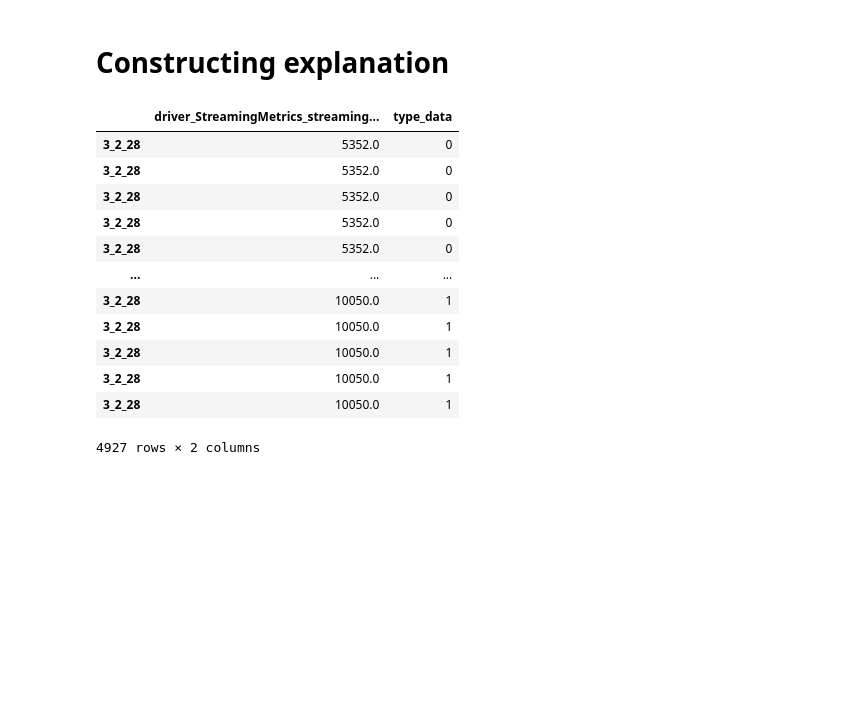
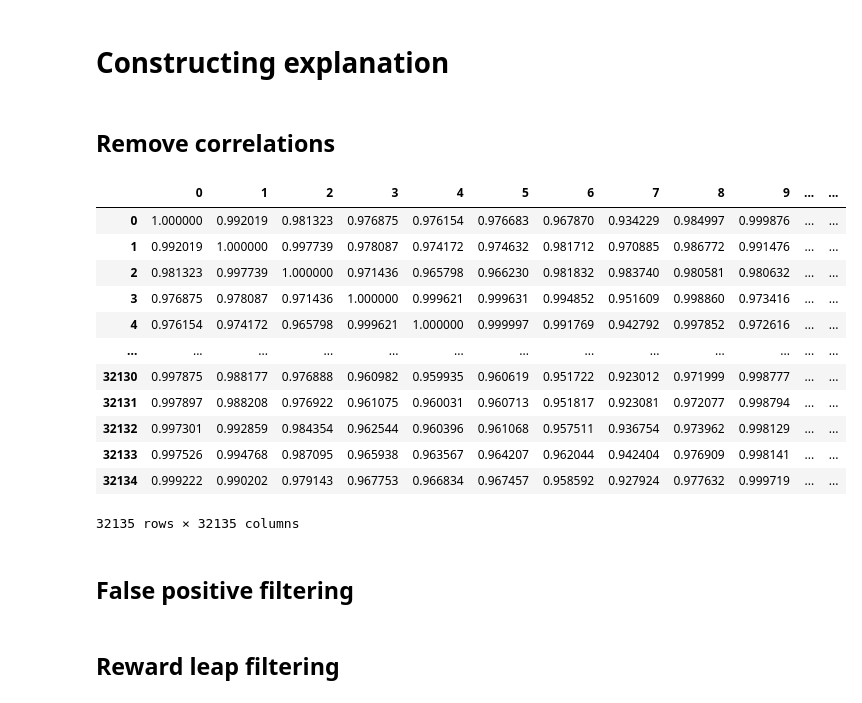
Before and after one commit to louise-davy/exstream-implementation, a Jupyter notebook: algorithm_as_a_notebook.ipynb, the cells around one changed output. Cells and saved outputs as stored; diff of their text form; code cells hidden in the pictures; blank space fills up the shorter version.

```diff
--- a/algorithm_as_a_notebook.ipynb
+++ b/algorithm_as_a_notebook.ipynb
@@ -20,6 +20,17 @@ files
 LABEL_FILENAME = "labels"
 labels = pd.read_csv(f"{DATA_FOLDER}/{SEL_FOLDER}/{LABEL_FILENAME}.csv", index_col=0)
 train_files = [f for f in files if f != LABEL_FILENAME]
+# %%
+file2anotype = {}
+for file in train_files:
+    if file.startswith("1"):
+        file2anotype[file] = "bursty input"
+    elif file.startswith("2"):
+        file2anotype[file] = "stalled input"
+    elif file.startswith("3"):
+        file2anotype[file] = "CPU contention"
+    else:
+        raise ValueError(f"Unknown file {file}")
 # %%
 refs = {}
 anos = {}
@@ -37,8 +48,8 @@ for file in train_files:
         selection_ano = train_file.loc[(train_file["timestamp"] >= label_file["ano_start"][i]) & (train_file["timestamp"] <= label_file["ano_end"][i]), :].copy()
         selection_ano["ano_id"] = ano_id
         selection_ano["type_data"] = 1
-        refs[f"{file}_{i}"] = selection_ref
-        anos[f"{file}_{i}"] = selection_ano
+        refs[f"{file2anotype[file]}_{file}_{i}"] = selection_ref
+        anos[f"{file2anotype[file]}_{file}_{i}"] = selection_ano
 
 assert refs.keys() == anos.keys()
 refs = pd.concat(refs).droplevel(1)
@@ -46,0 +60,9 @@ refs.shape, anos.shape
+# %%
+bursty_refs = refs[refs.index.str.startswith("bursty")]
+bursty_anos = anos[anos.index.str.startswith("bursty")]
+stalled_refs = refs[refs.index.str.startswith("stalled")]
+stalled_anos = anos[anos.index.str.startswith("stalled")]
+cpu_refs = refs[refs.index.str.startswith("CPU")]
+cpu_anos = anos[anos.index.str.startswith("CPU")]
+
+bursty_refs.shape, bursty_anos.shape, stalled_refs.shape, stalled_anos.shape, cpu_refs.shape, cpu_anos.shape
@@ -262,2 +322,4 @@ plt.show()
 # %% [markdown]
 # Constructing explanation
+# %% [markdown]
+## Remove correlations
@@ -263,0 +328,3 @@ plt.show()
+# %%
+test = pd.concat([bursty_refs, bursty_anos]).iloc[:, :-4].transpose()
+test.columns=list(range(test.shape[1]))
@@ -264,3 +333,23 @@ plt.show()
+# %%
+test.corr(method="pearson")
+# %% [output]
+|  | 0 | 1 | 2 | 3 | 4 | 5 | 6 | 7 | 8 | 9 | ... | ... |
+| 0 | 1.000000 | 0.992019 | 0.981323 | 0.976875 | 0.976154 | 0.976683 | 0.967870 | 0.934229 | 0.984997 | 0.999876 | ... | ... |
+| 1 | 0.992019 | 1.000000 | 0.997739 | 0.978087 | 0.974172 | 0.974632 | 0.981712 | 0.970885 | 0.986772 | 0.991476 | ... | ... |
+| 2 | 0.981323 | 0.997739 | 1.000000 | 0.971436 | 0.965798 | 0.966230 | 0.981832 | 0.983740 | 0.980581 | 0.980632 | ... | ... |
+| 3 | 0.976875 | 0.978087 | 0.971436 | 1.000000 | 0.999621 | 0.999631 | 0.994852 | 0.951609 | 0.998860 | 0.973416 | ... | ... |
+| 4 | 0.976154 | 0.974172 | 0.965798 | 0.999621 | 1.000000 | 0.999997 | 0.991769 | 0.942792 | 0.997852 | 0.972616 | ... | ... |
+| ... | ... | ... | ... | ... | ... | ... | ... | ... | ... | ... | ... | ... |
+| 32130 | 0.997875 | 0.988177 | 0.976888 | 0.960982 | 0.959935 | 0.960619 | 0.951722 | 0.923012 | 0.971999 | 0.998777 | ... | ... |
+| 32131 | 0.997897 | 0.988208 | 0.976922 | 0.961075 | 0.960031 | 0.960713 | 0.951817 | 0.923081 | 0.972077 | 0.998794 | ... | ... |
+| 32132 | 0.997301 | 0.992859 | 0.984354 | 0.962544 | 0.960396 | 0.961068 | 0.957511 | 0.936754 | 0.973962 | 0.998129 | ... | ... |
+| 32133 | 0.997526 | 0.994768 | 0.987095 | 0.965938 | 0.963567 | 0.964207 | 0.962044 | 0.942404 | 0.976909 | 0.998141 | ... | ... |
+| 32134 | 0.999222 | 0.990202 | 0.979143 | 0.967753 | 0.966834 | 0.967457 | 0.958592 | 0.927924 | 0.977632 | 0.999719 | ... | ... |
+32135 rows × 32135 columns
+# %% [markdown]
+## False positive filtering
+# %% [markdown]
+## Reward leap filtering
 # %%
 distances = {}
 for file in train_files:
@@ -270,19 +359,3 @@ for file in train_files:
         selected_ano = anos.loc[(anos["ano_id"]==ano_id) & (anos["original_file"]==file), :]
 
         break
-# %%
-shuffled_values
-# %% [output]
-|  | driver_StreamingMetrics_streaming... | type_data |
-| 3_2_28 | 5352.0 | 0 |
-| 3_2_28 | 5352.0 | 0 |
-| 3_2_28 | 5352.0 | 0 |
-| 3_2_28 | 5352.0 | 0 |
-| 3_2_28 | 5352.0 | 0 |
-| ... | ... | ... |
-| 3_2_28 | 10050.0 | 1 |
-| 3_2_28 | 10050.0 | 1 |
-| 3_2_28 | 10050.0 | 1 |
-| 3_2_28 | 10050.0 | 1 |
-| 3_2_28 | 10050.0 | 1 |
-4927 rows × 2 columns
```
Also changed, not shown: parts of 13 cells of this notebook.
